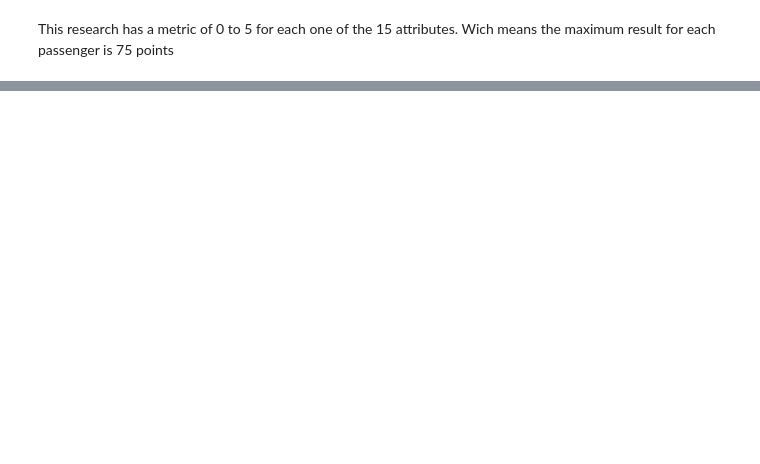
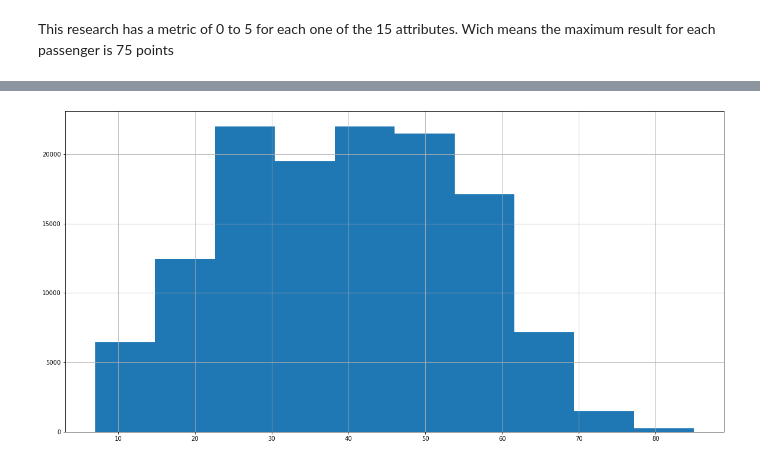
Before and after one commit to ViniciusHolanda001/AirlinePassengersSatisfaction, a Jupyter notebook: src/main.ipynb, the cells around one changed output, grey strips where cells are left out. Cells and saved outputs as stored; diff of their text form; code cells hidden in the pictures; blank space fills up the shorter version.

```diff
--- a/src/main.ipynb
+++ b/src/main.ipynb
@@ -329,0 +519,6 @@ df_concat['Age'].hist()
+# %%
+plt.figure(figsize=(20, 10))
+df_concat['Age'].hist()
+plt.show()
+# %% [output]
+[figure, added]
```
Also changed, not shown: parts of 33 cells of this notebook.
